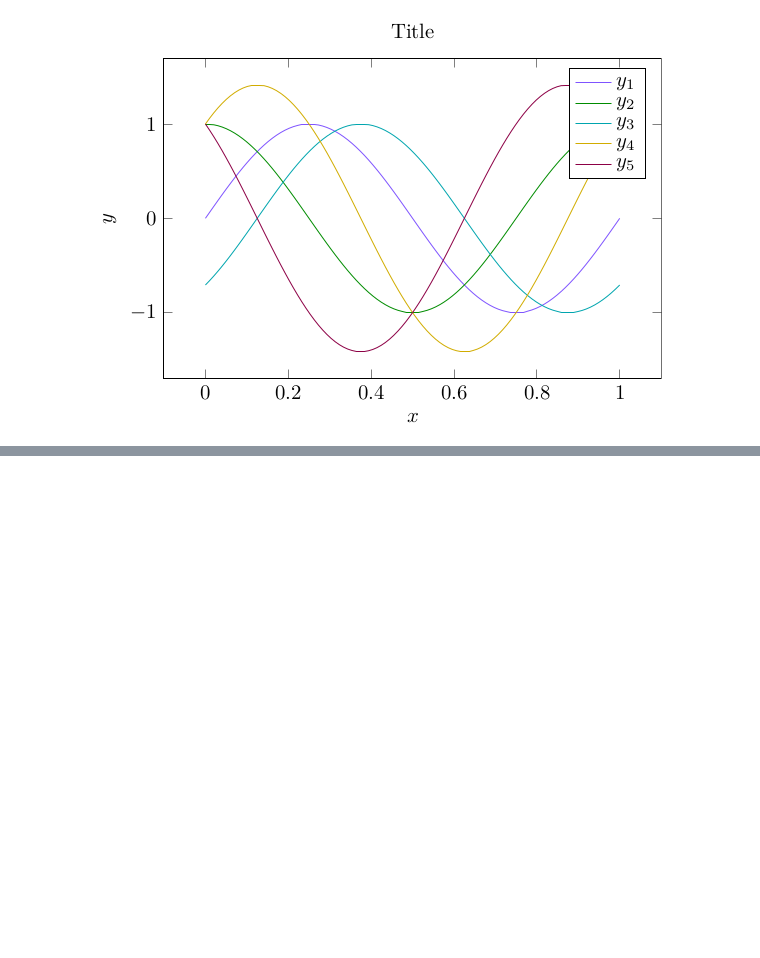
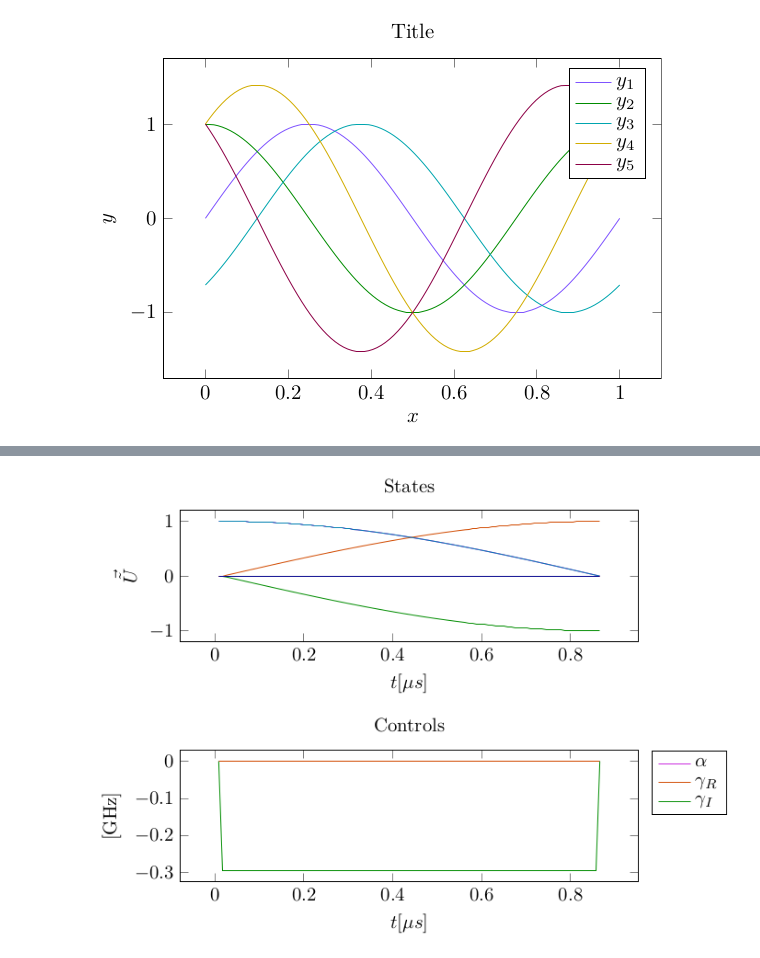
Before and after one commit to kestrelquantum/QuantumCollocation.jl, a Jupyter notebook: examples/single_qubit/figures.ipynb, the cells around one changed output, grey strips where cells are left out. Cells and saved outputs as stored; diff of their text form; code cells hidden in the pictures; blank space fills up the shorter version.

```diff
--- a/examples/single_qubit/figures.ipynb
+++ b/examples/single_qubit/figures.ipynb
@@ -8,0 +7,3 @@ data_path = "results/"
+# %%
+data_path = "results/mintime/Y_gate_T_100_Q_100.0_R_0.01_R_smoothness_0.001_iter_10000_fidelity_0.9999997188819991_00000.jld2"
+data = load_problem(data_path; return_data=true)
@@ -8,0 +22,2 @@ data_path = "results/"
+# %%
+traj = data["trajectory"]
@@ -202,0 +217,14 @@ display("image/png", gp)
+# %%
+plot = plot_states_and_controls(
+    traj.states,
+    vcat(traj.α, traj.γ) / 2π,
+    times(traj);
+    ylabel_states=L"\vec{\tilde{U}}",
+    ylabel_controls="[GHz]",
+    control_labels=[L"\alpha", L"\gamma_{R}", L"\gamma_{I}"],
+    state_labels=nothing,
+    height="4cm"
+)
+display("image/png", plot)
+# %% [output]
+[figure, added]
```
Also changed, not shown: parts of 8 cells of this notebook, 2 other files.
